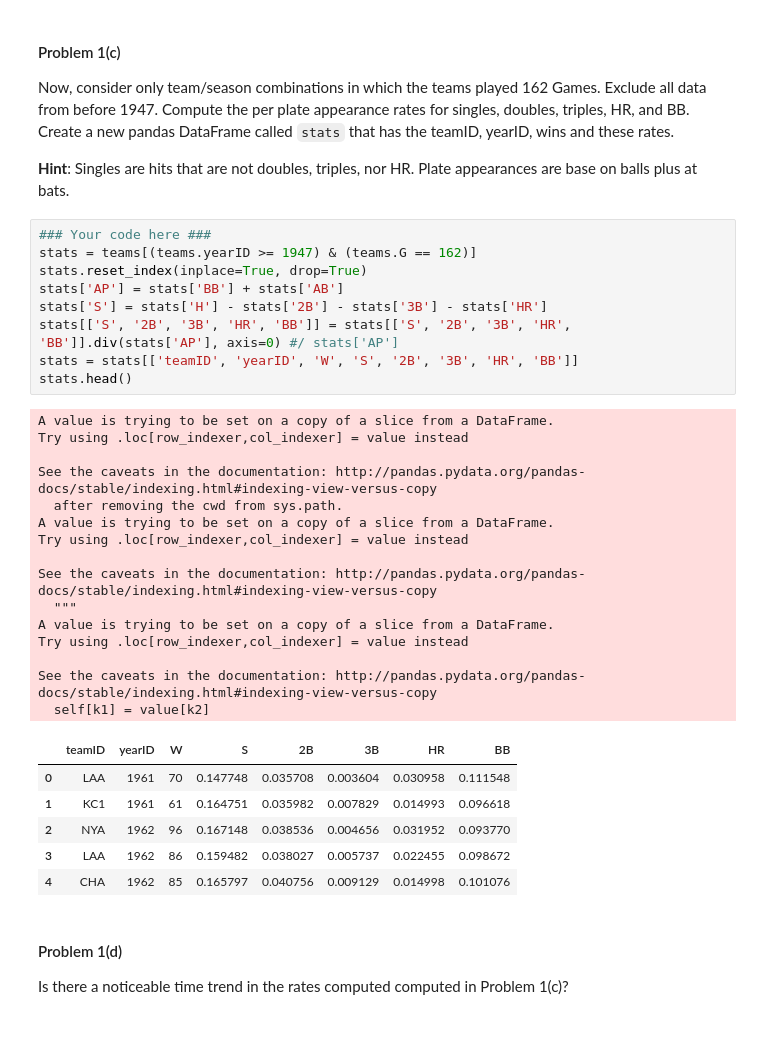
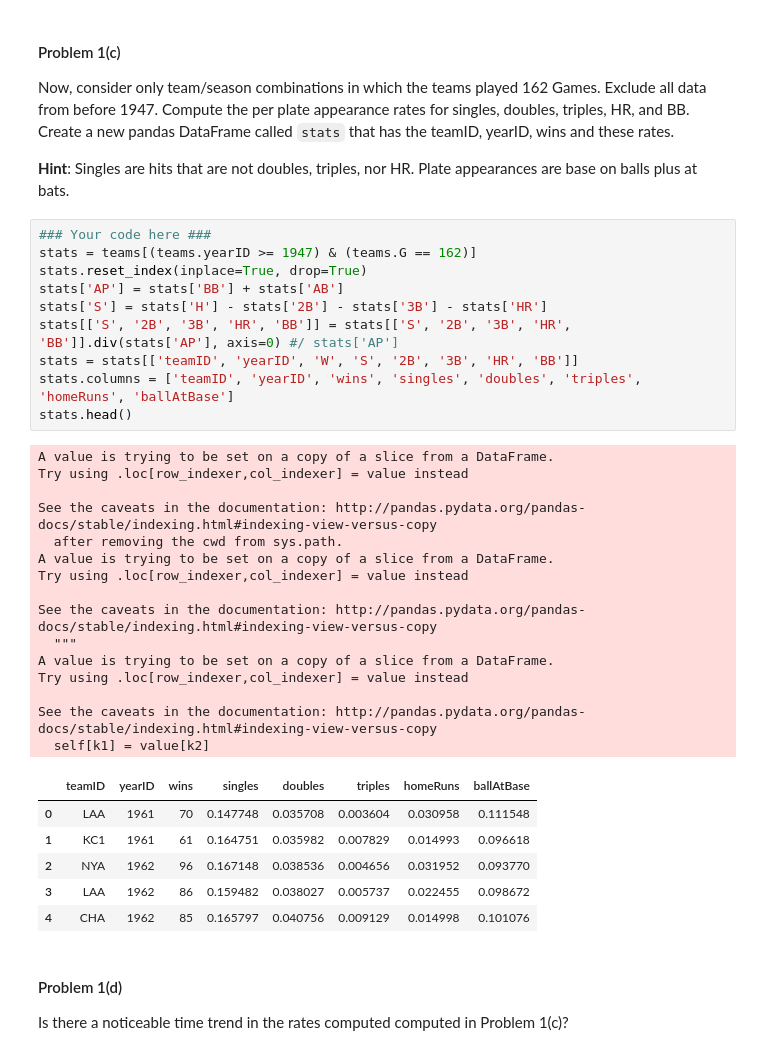
Before and after one commit to artgonline/2014, a Jupyter notebook: homework/HW3.ipynb, the cells around one changed output. Drawn from its saved outputs; the diff is of its cells as text.

```diff
--- a/homework/HW3.ipynb
+++ b/homework/HW3.ipynb
@@ -118,29 +118,30 @@ Now, consider only team/season combinations in which the teams played 162 Games.
 # %%
 ### Your code here ###
 stats = teams[(teams.yearID >= 1947) & (teams.G == 162)]
 stats.reset_index(inplace=True, drop=True)
 stats['AP'] = stats['BB'] + stats['AB']
 stats['S'] = stats['H'] - stats['2B'] - stats['3B'] - stats['HR']
 stats[['S', '2B', '3B', 'HR', 'BB']] = stats[['S', '2B', '3B', 'HR', 'BB']].div(stats['AP'], axis=0) #/ stats['AP']
 stats = stats[['teamID', 'yearID', 'W', 'S', '2B', '3B', 'HR', 'BB']]
+stats.columns = ['teamID', 'yearID', 'wins', 'singles', 'doubles', 'triples', 'homeRuns', 'ballAtBase']
 stats.head()
 # %% [output]
 A value is trying to be set on a copy of a slice from a DataFrame.
 Try using .loc[row_indexer,col_indexer] = value instead
 
 See the caveats in the documentation: http://pandas.pydata.org/pandas-docs/stable/indexing.html#indexing-view-versus-copy
   after removing the cwd from sys.path.
 A value is trying to be set on a copy of a slice from a DataFrame.
 Try using .loc[row_indexer,col_indexer] = value instead
 
 See the caveats in the documentation: http://pandas.pydata.org/pandas-docs/stable/indexing.html#indexing-view-versus-copy
   """
 A value is trying to be set on a copy of a slice from a DataFrame.
 Try using .loc[row_indexer,col_indexer] = value instead
 
 See the caveats in the documentation: http://pandas.pydata.org/pandas-docs/stable/indexing.html#indexing-view-versus-copy
   self[k1] = value[k2]
-|  | teamID | yearID | W | S | 2B | 3B | HR | BB |
+|  | teamID | yearID | wins | singles | doubles | triples | homeRuns | ballAtBase |
 | 0 | LAA | 1961 | 70 | 0.147748 | 0.035708 | 0.003604 | 0.030958 | 0.111548 |
 | 1 | KC1 | 1961 | 61 | 0.164751 | 0.035982 | 0.007829 | 0.014993 | 0.096618 |
 | 2 | NYA | 1962 | 96 | 0.167148 | 0.038536 | 0.004656 | 0.031952 | 0.093770 |
```
Also changed, not shown: parts of 3 cells of this notebook.
